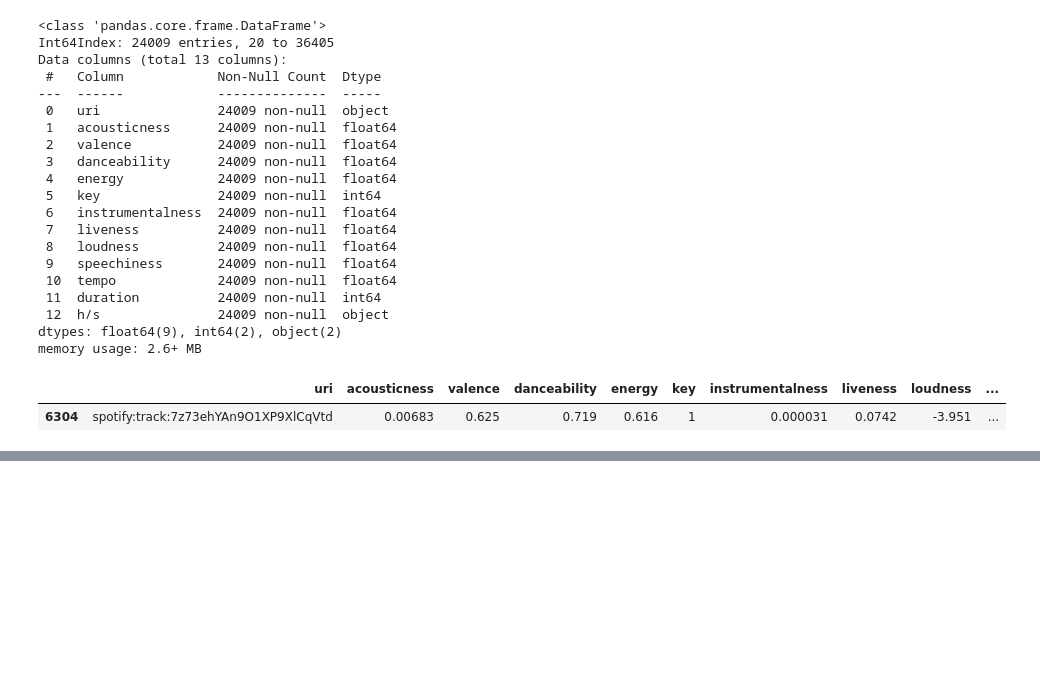
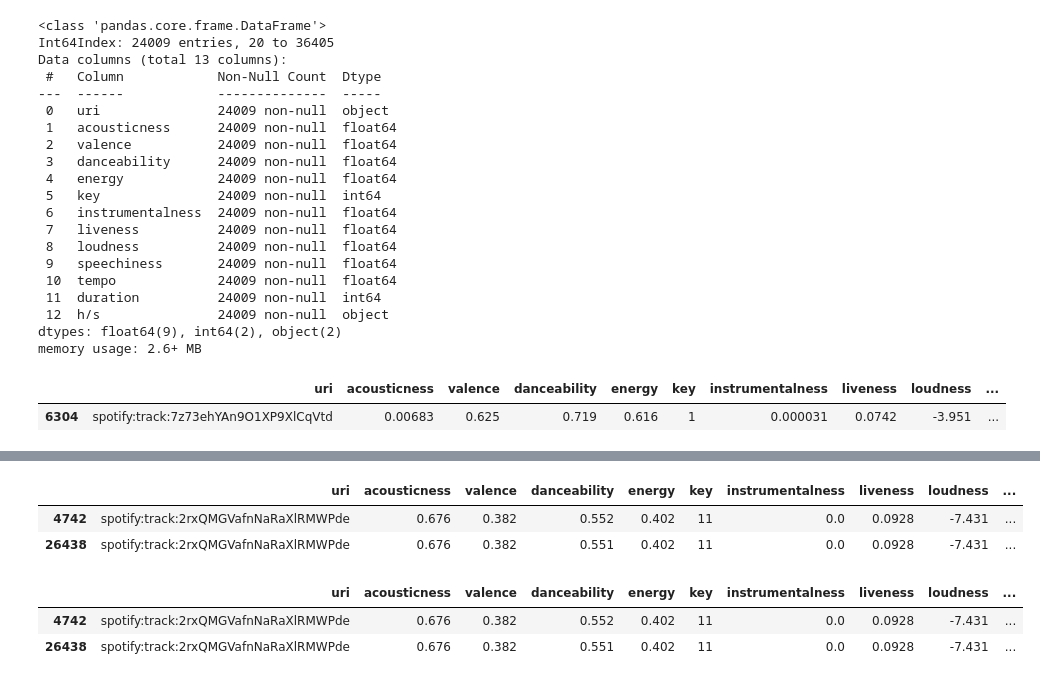
Before and after one commit to kkkhora/Music-Recommendation-Web-App, a Jupyter notebook: data_process.ipynb, the cells around one changed output, grey strips where cells are left out. Saved outputs shown, nothing was run; the diff lists cells and outputs as text; code cells hidden in the pictures; blank space fills up the shorter version.

```diff
--- a/data_process.ipynb
+++ b/data_process.ipynb
@@ -158,0 +211,14 @@ df1[df1['uri'] == 'spotify:track:7z73ehYAn9O1XP9XlCqVtd']
+# %%
+df3 = df1.groupby('uri')
+# %%
+df3.filter(lambda x: len(x) > 1)
+# %% [output]
+|  | uri | acousticness | valence | danceability | energy | key | instrumentalness | liveness | loudness | ... |
+| 4742 | spotify:track:2rxQMGVafnNaRaXlRMWPde | 0.676 | 0.382 | 0.552 | 0.402 | 11 | 0.0 | 0.0928 | -7.431 | ... |
+| 26438 | spotify:track:2rxQMGVafnNaRaXlRMWPde | 0.676 | 0.382 | 0.551 | 0.402 | 11 | 0.0 | 0.0928 | -7.431 | ... |
+# %%
+df1[df1['uri'] == 'spotify:track:2rxQMGVafnNaRaXlRMWPde']
+# %% [output]
+|  | uri | acousticness | valence | danceability | energy | key | instrumentalness | liveness | loudness | ... |
+| 4742 | spotify:track:2rxQMGVafnNaRaXlRMWPde | 0.676 | 0.382 | 0.552 | 0.402 | 11 | 0.0 | 0.0928 | -7.431 | ... |
+| 26438 | spotify:track:2rxQMGVafnNaRaXlRMWPde | 0.676 | 0.382 | 0.551 | 0.402 | 11 | 0.0 | 0.0928 | -7.431 | ... |
```
Also changed, not shown: parts of 10 cells of this notebook.
